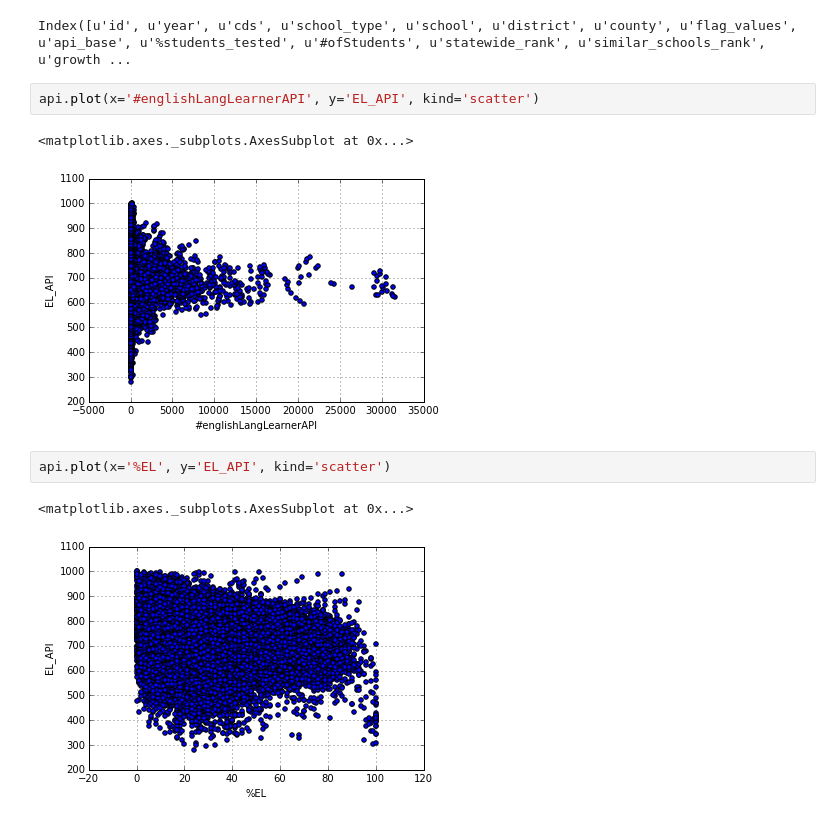
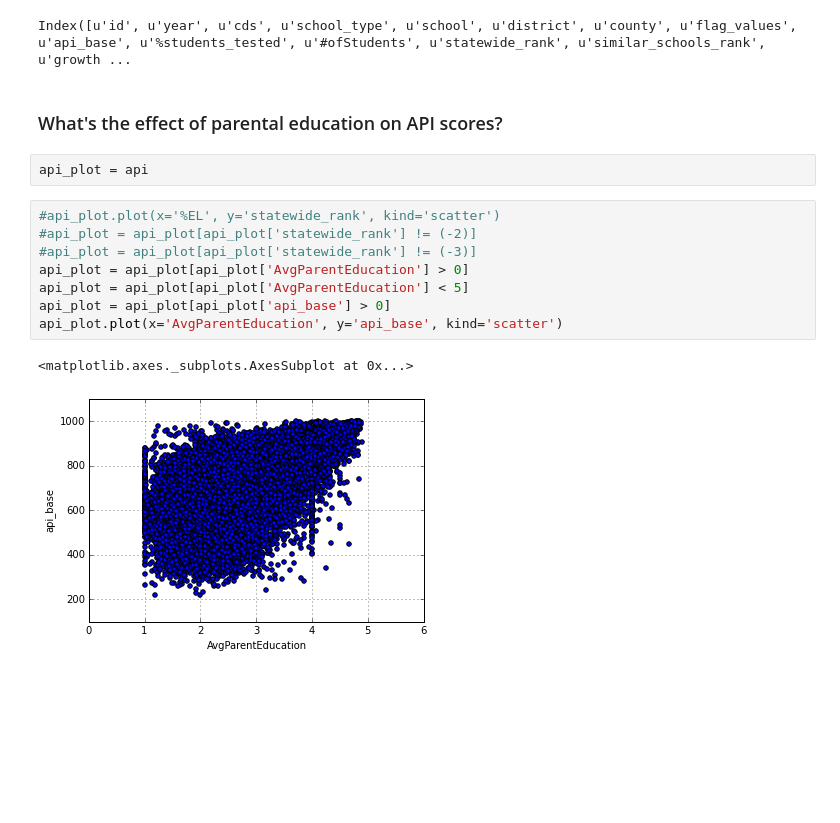
Before and after one commit to ttglennhall/SD_data_contest_education_3-10, a Jupyter notebook: education_dataAnalysis_2015.ipynb, the cells around one changed output. Saved outputs shown, nothing was run; the diff lists cells and outputs as text; blank space fills up the shorter version.

```diff
--- a/education_dataAnalysis_2015.ipynb
+++ b/education_dataAnalysis_2015.ipynb
@@ -180,13 +178,18 @@ star.columns = ['id', 'cds', 'county', 'district', 'school', 'charter', 'year',
 api.columns
 # %% [output]
 Index([u'id', u'year', u'cds', u'school_type', u'school', u'district', u'county', u'flag_values', u'api_base', u'%students_tested', u'#ofStudents', u'statewide_rank', u'similar_schools_rank', u'growth ...
-# %%
-api.plot(x='#englishLangLearnerAPI', y='EL_API', kind='scatter')
-# %% [output]
-<matplotlib.axes._subplots.AxesSubplot at 0x...>
-[figure, removed]
-# %%
-api.plot(x='%EL', y='EL_API', kind='scatter')
-# %% [output]
-<matplotlib.axes._subplots.AxesSubplot at 0x...>
-[figure, removed]
+# %% [markdown]
+### What's the effect of parental education on API scores?
+# %%
+api_plot = api
+# %%
+#api_plot.plot(x='%EL', y='statewide_rank', kind='scatter')
+#api_plot = api_plot[api_plot['statewide_rank'] != (-2)]
+#api_plot = api_plot[api_plot['statewide_rank'] != (-3)]
+api_plot = api_plot[api_plot['AvgParentEducation'] > 0]
+api_plot = api_plot[api_plot['AvgParentEducation'] < 5]
+api_plot = api_plot[api_plot['api_base'] > 0]
+api_plot.plot(x='AvgParentEducation', y='api_base', kind='scatter')
+# %% [output]
+<matplotlib.axes._subplots.AxesSubplot at 0x...>
+[figure, added]
```
Also changed, not shown: parts of 142 cells of this notebook.
